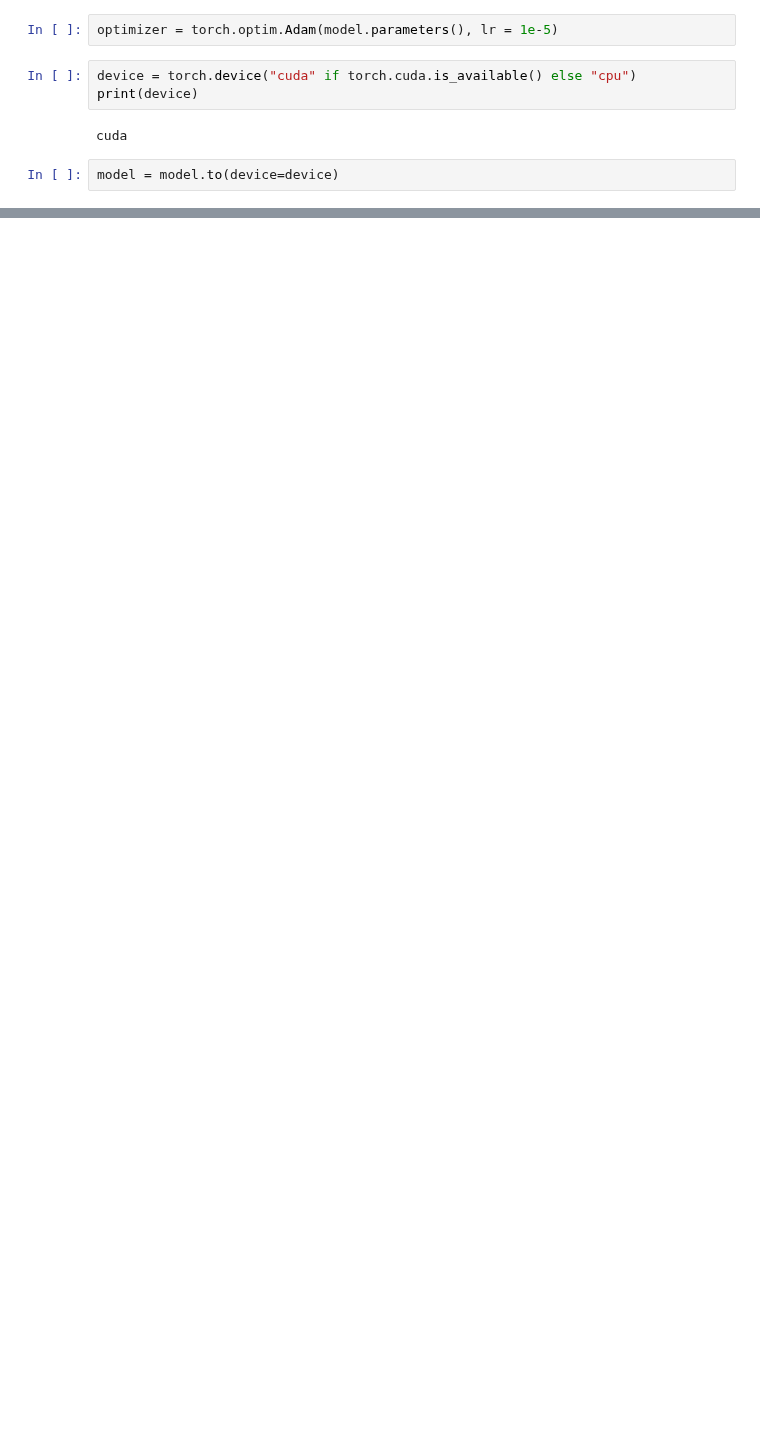
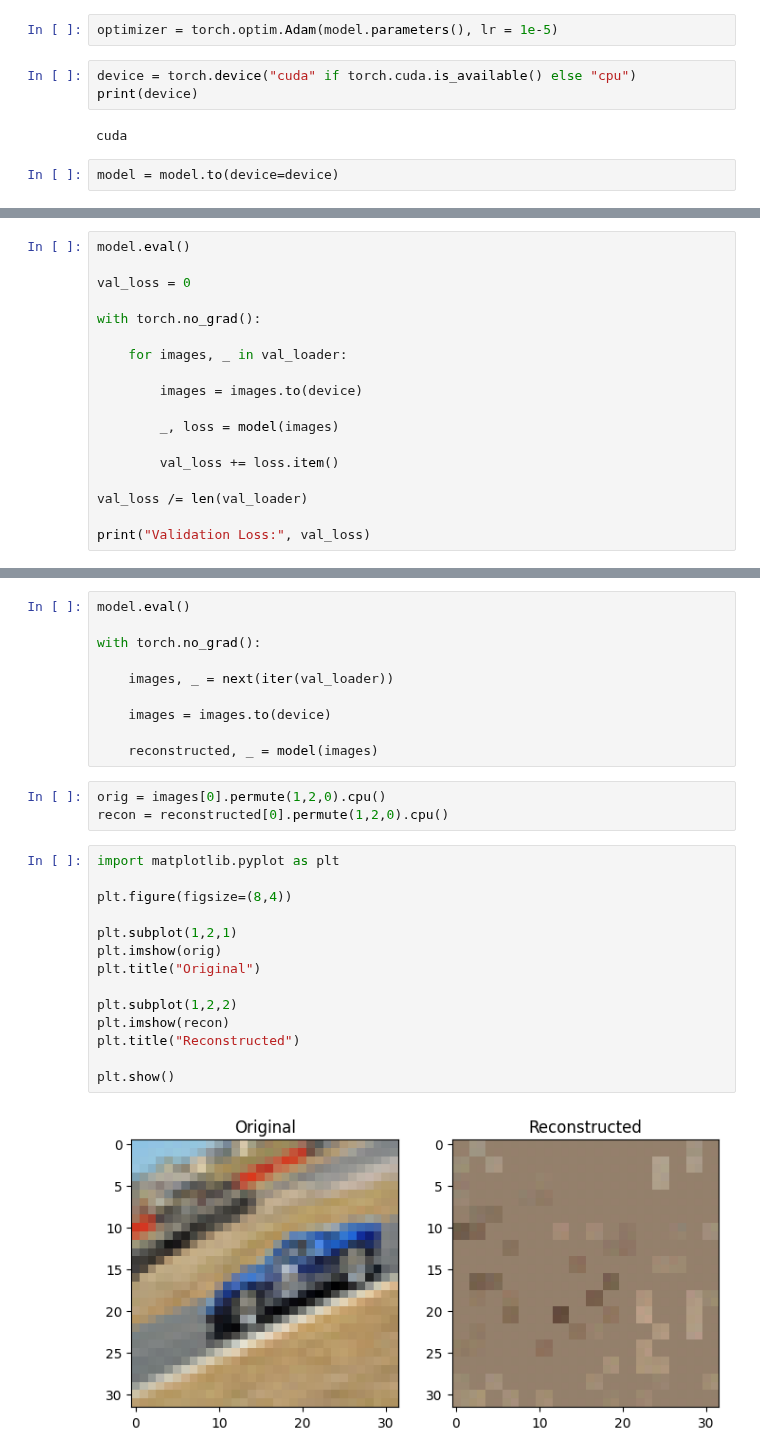
Before and after one commit to CodingYodha/implementations, a Jupyter notebook: MAE.ipynb, the cells around one changed output, grey strips where cells are left out. Cells and saved outputs as stored; diff of their text form; blank space fills up the shorter version.

```diff
--- a/MAE.ipynb
+++ b/MAE.ipynb
@@ -445,0 +506,18 @@ AttributeError: 'list' object has no attribute 'to'
+# %%
+model.eval()
+
+val_loss = 0
+
+with torch.no_grad():
+
+    for images, _ in val_loader:
+
+        images = images.to(device)
+
+        _, loss = model(images)
+
+        val_loss += loss.item()
+
+val_loss /= len(val_loader)
+
+print("Validation Loss:", val_loss)
@@ -445,0 +526,29 @@ AttributeError: 'list' object has no attribute 'to'
+# %%
+model.eval()
+
+with torch.no_grad():
+
+    images, _ = next(iter(val_loader))
+
+    images = images.to(device)
+
+    reconstructed, _ = model(images)
+# %%
+orig = images[0].permute(1,2,0).cpu()
+recon = reconstructed[0].permute(1,2,0).cpu()
+# %%
+import matplotlib.pyplot as plt
+
+plt.figure(figsize=(8,4))
+
+plt.subplot(1,2,1)
+plt.imshow(orig)
+plt.title("Original")
+
+plt.subplot(1,2,2)
+plt.imshow(recon)
+plt.title("Reconstructed")
+
+plt.show()
+# %% [output]
+[figure, added]
```
Also changed, not shown: parts of 15 cells of this notebook.
